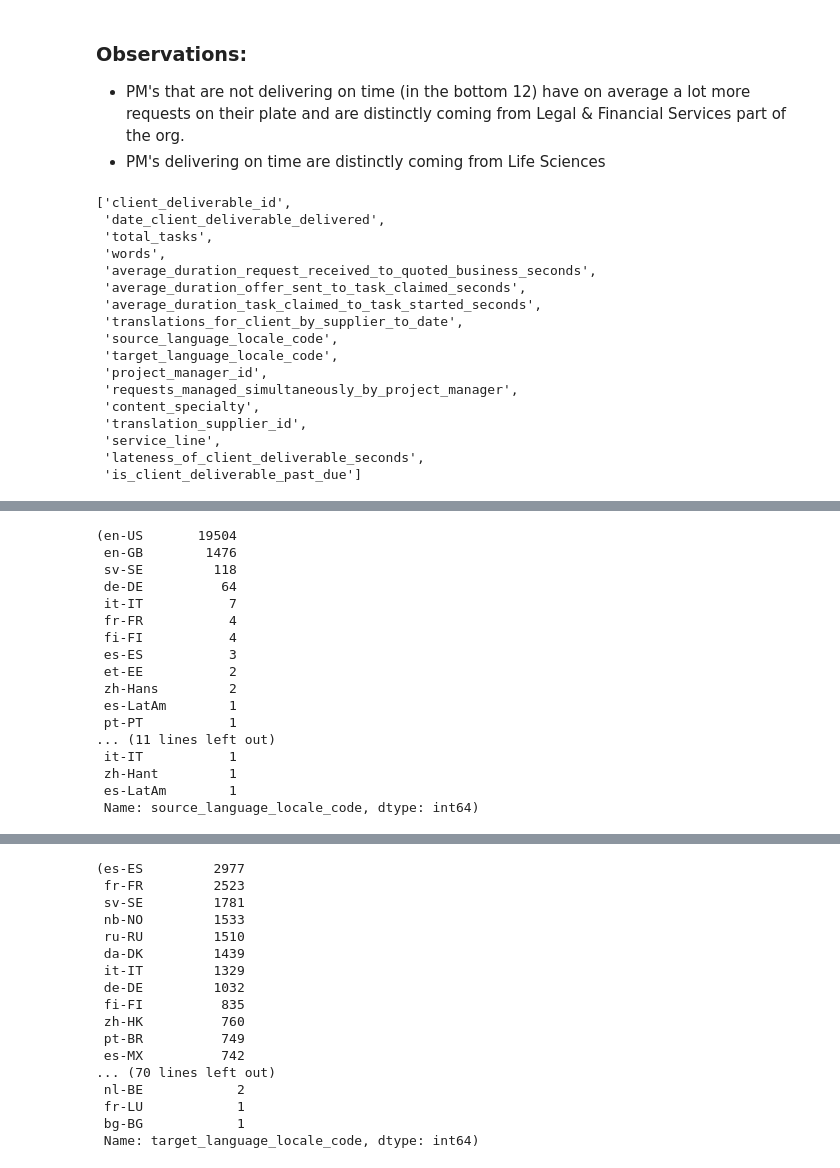
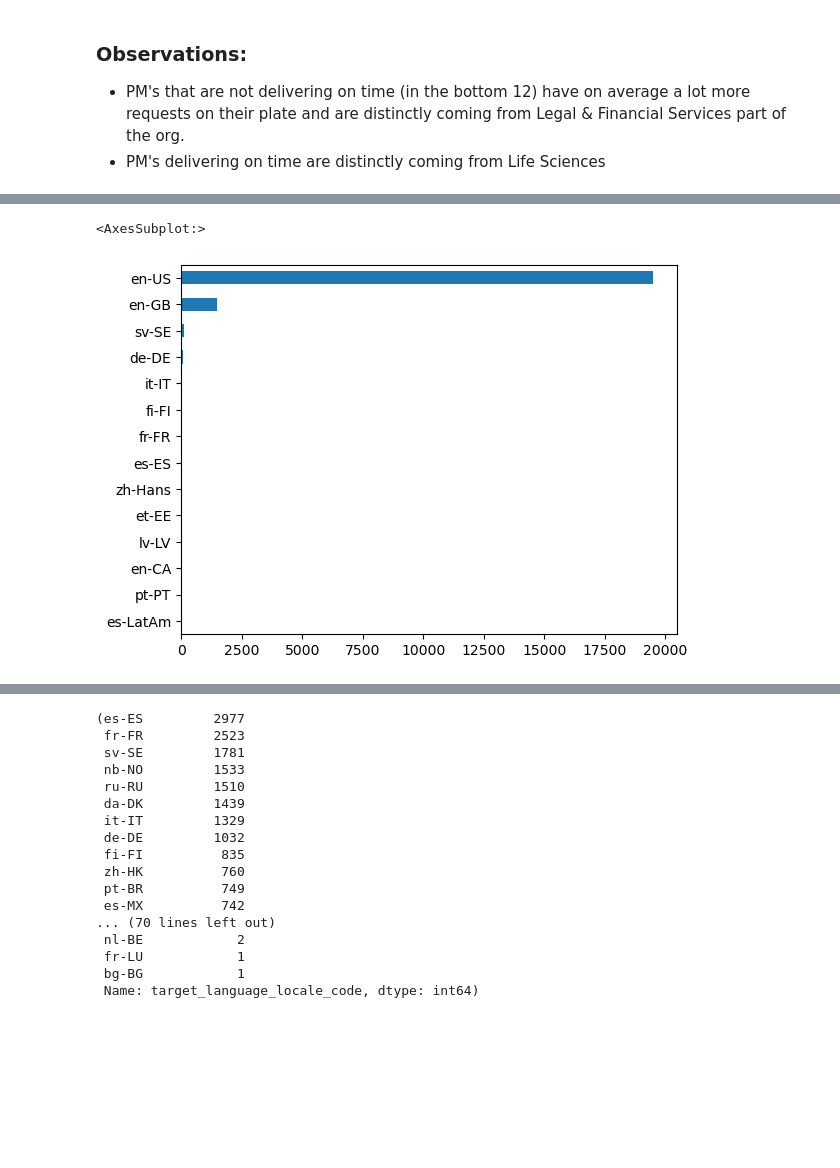
Before and after one commit to mindyng/Take-Homes, a Jupyter notebook: welocalize-sr-da-assessment.ipynb, the cells around one changed output, grey strips where cells are left out. Cells and saved outputs as stored; diff of their text form; code cells hidden in the pictures; blank space fills up the shorter version.

```diff
--- a/welocalize-sr-da-assessment.ipynb
+++ b/welocalize-sr-da-assessment.ipynb
@@ -1617,26 +1546,6 @@ Name: service_line, dtype: int64
 ### Observations:
 * PM's that are not delivering on time (in the bottom 12) have on average a lot more requests on their plate and are distinctly coming from Legal & Financial Services part of the org.
 * PM's delivering on time are distinctly coming from Life Sciences
-# %%
-list(data2)
-# %% [output]
-['client_deliverable_id',
- 'date_client_deliverable_delivered',
- 'total_tasks',
- 'words',
- 'average_duration_request_received_to_quoted_business_seconds',
- 'average_duration_offer_sent_to_task_claimed_seconds',
- 'average_duration_task_claimed_to_task_started_seconds',
- 'translations_for_client_by_supplier_to_date',
- 'source_language_locale_code',
- 'target_language_locale_code',
- 'project_manager_id',
- 'requests_managed_simultaneously_by_project_manager',
- 'content_specialty',
- 'translation_supplier_id',
- 'service_line',
- 'lateness_of_client_deliverable_seconds',
- 'is_client_deliverable_past_due']
 # %%
 data_good_trans = data2.loc[data2['translation_supplier_id'].isin(good_translator)]
 data_bad_trans = data2.loc[data2['translation_supplier_id'].isin(bad_translator)]
@@ -1675,20 +1580,5 @@ data_bad_trans[['total_tasks','words', 'average_duration_offer_sent_to_task_clai
 # %%
-data_good_trans['source_language_locale_code'].value_counts(), data_bad_trans['source_language_locale_code'].value_counts()
+data_good_trans['source_language_locale_code'].value_counts().sort_values().plot(kind = 'barh')
 # %% [output]
-(en-US       19504
- en-GB        1476
- sv-SE         118
- de-DE          64
- it-IT           7
- fr-FR           4
- fi-FI           4
- es-ES           3
- et-EE           2
- zh-Hans         2
- es-LatAm        1
- pt-PT           1
-... (11 lines left out)
- it-IT           1
- zh-Hant         1
- es-LatAm        1
- Name: source_language_locale_code, dtype: int64)
+<AxesSubplot:>
+[figure, added]
```
Also changed, not shown: parts of 18 cells of this notebook.
